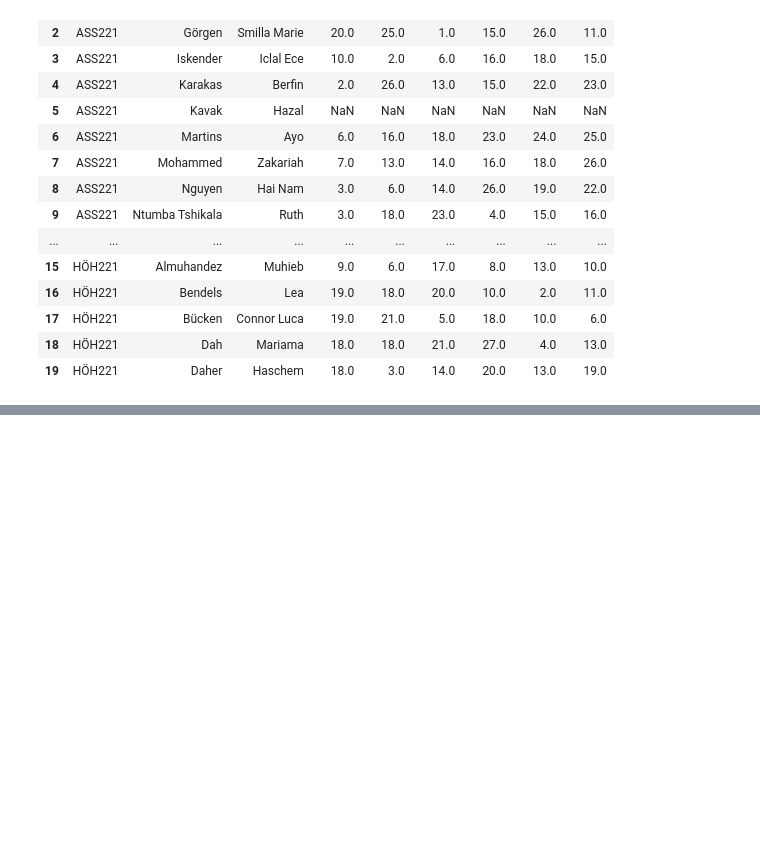
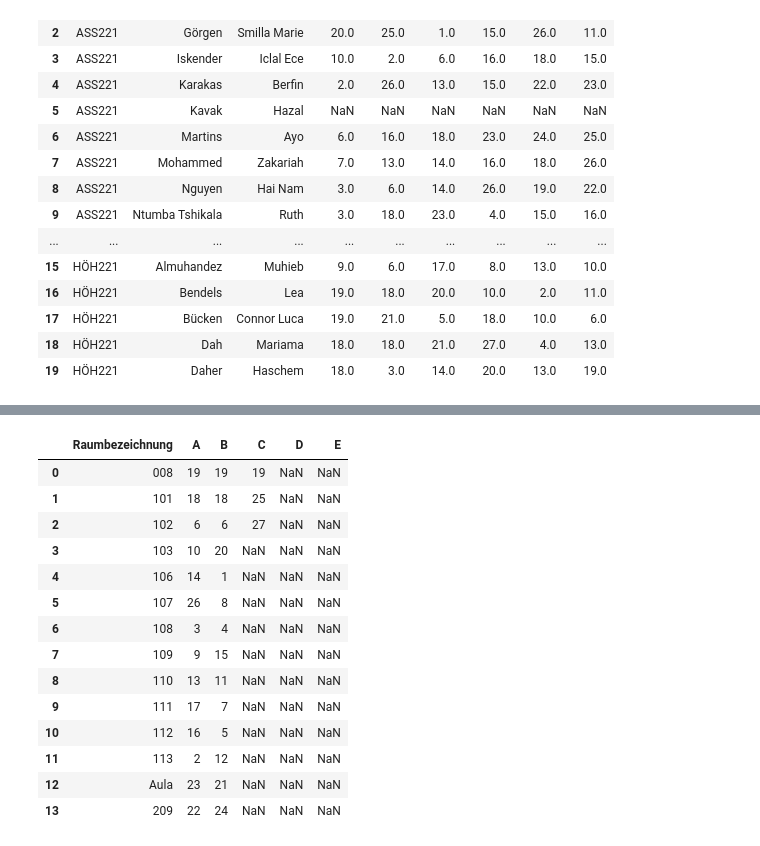
Before and after one commit to CarbonatErol69/DPA, a Jupyter notebook: GUI/data_test.ipynb, the cells around one changed output, grey strips where cells are left out. Saved outputs shown, nothing was run; the diff lists cells and outputs as text; code cells hidden in the pictures; blank space fills up the shorter version.

```diff
--- a/GUI/data_test.ipynb
+++ b/GUI/data_test.ipynb
@@ -85,0 +167,42 @@ memory usage: 236.0+ bytes
+# %%
+# Sort df_merged by 'Total 1-3' in descending order
+df_merged_sorted = merged_df.sort_values('Total 1-3', ascending=False)
+
+# Iterate over the sorted events
+for _, event in df_merged_sorted.iterrows():
+    event_number = event['event_number']
+    rundet_slots = event['Rundet Nötige Slots']
+
+    # Find the room with the least number of events already assigned
+    min_events_room = df_timetable.iloc[:, 1:].apply(lambda row: row.notnull().sum(), axis=1).idxmin()
+
+    # Assign the event to the room with the least number of events
+    room_row = df_timetable.loc[min_events_room]
+    available_slots = rundet_slots - room_row[1:].eq(event_number).sum()
+    available_columns = room_row[1:][room_row[1:].isnull()].index.tolist()
+    for i in range(min(available_slots, len(available_columns))):
+        df_timetable.loc[min_events_room, available_columns[i]] = event_number
+
+#TODO: check for frühester startzeitpunkt
+
+#TODO: check for same company in ONE room
+
+#TODO:
+
+df_timetable
+# %% [output]
+|  | Raumbezeichnung | A | B | C | D | E |
+| 0 | 008 | 19 | 19 | 19 | NaN | NaN |
+| 1 | 101 | 18 | 18 | 25 | NaN | NaN |
+| 2 | 102 | 6 | 6 | 27 | NaN | NaN |
+| 3 | 103 | 10 | 20 | NaN | NaN | NaN |
+| 4 | 106 | 14 | 1 | NaN | NaN | NaN |
+| 5 | 107 | 26 | 8 | NaN | NaN | NaN |
+| 6 | 108 | 3 | 4 | NaN | NaN | NaN |
+| 7 | 109 | 9 | 15 | NaN | NaN | NaN |
+| 8 | 110 | 13 | 11 | NaN | NaN | NaN |
+| 9 | 111 | 17 | 7 | NaN | NaN | NaN |
+| 10 | 112 | 16 | 5 | NaN | NaN | NaN |
+| 11 | 113 | 2 | 12 | NaN | NaN | NaN |
+| 12 | Aula | 23 | 21 | NaN | NaN | NaN |
+| 13 | 209 | 22 | 24 | NaN | NaN | NaN |
```
Also changed, not shown: parts of 10 cells of this notebook, 3 other files.
